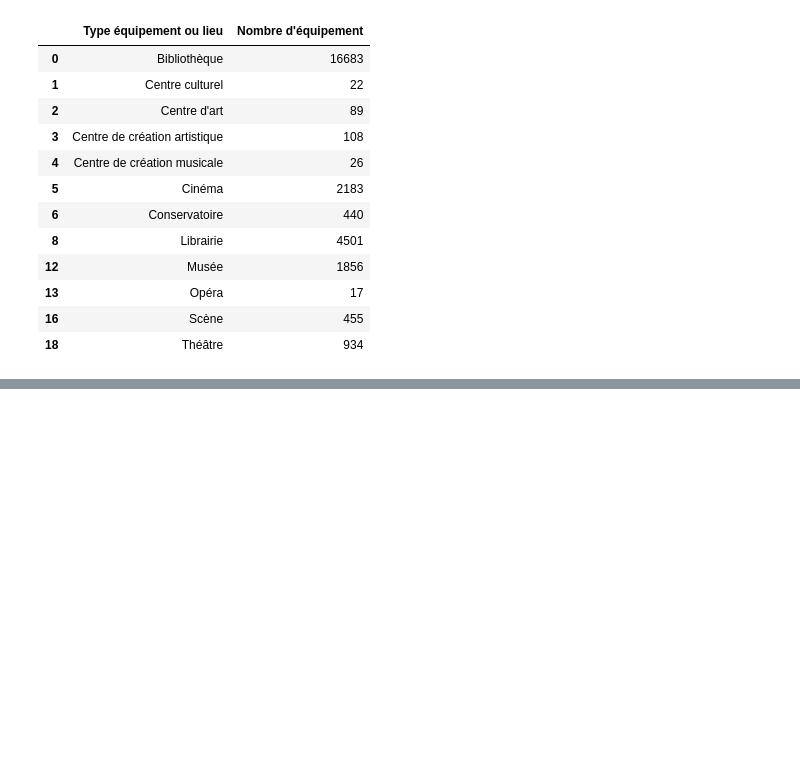
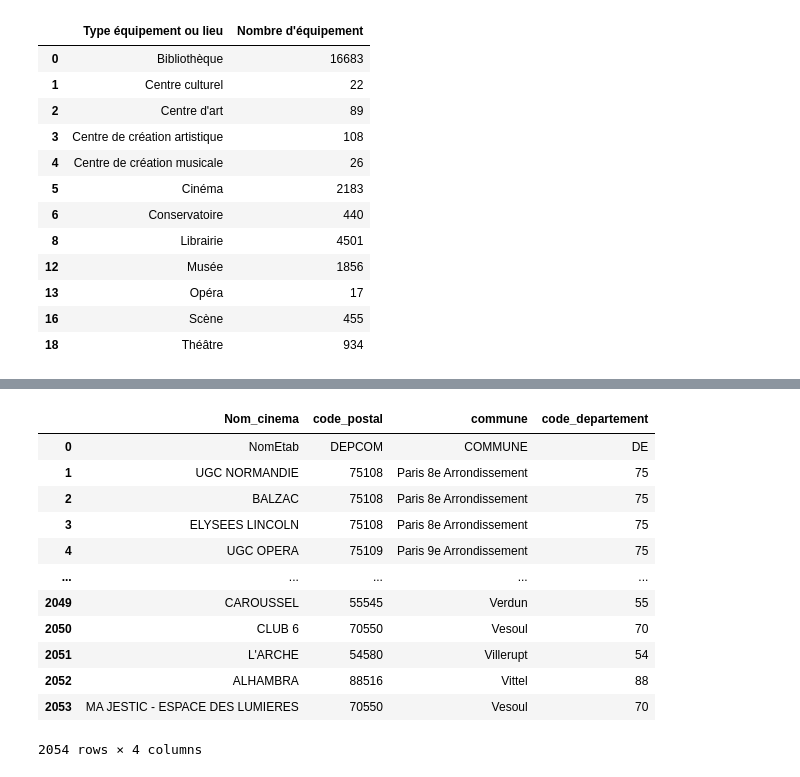
Before and after one commit to SandraRiner/offre_culturelle, a Jupyter notebook: notebook/cleanaida.ipynb, the cells around one changed output, grey strips where cells are left out. Saved outputs shown, nothing was run; the diff lists cells and outputs as text; code cells hidden in the pictures; blank space fills up the shorter version.

```diff
--- a/notebook/cleanaida.ipynb
+++ b/notebook/cleanaida.ipynb
@@ -275,0 +279,17 @@ plt.show()
+# %%
+df_cine = pd.read_csv('../source/data/cinema_clean.csv', sep =';')
+df_cine
+# %% [output]
+|  | Nom_cinema | code_postal | commune | code_departement |
+| 0 | NomEtab | DEPCOM | COMMUNE | DE |
+| 1 | UGC NORMANDIE | 75108 | Paris 8e Arrondissement | 75 |
+| 2 | BALZAC | 75108 | Paris 8e Arrondissement | 75 |
+| 3 | ELYSEES LINCOLN | 75108 | Paris 8e Arrondissement | 75 |
+| 4 | UGC OPERA | 75109 | Paris 9e Arrondissement | 75 |
+| ... | ... | ... | ... | ... |
+| 2049 | CAROUSSEL | 55545 | Verdun | 55 |
+| 2050 | CLUB 6 | 70550 | Vesoul | 70 |
+| 2051 | L'ARCHE | 54580 | Villerupt | 54 |
+| 2052 | ALHAMBRA | 88516 | Vittel | 88 |
+| 2053 | MA JESTIC - ESPACE DES LUMIERES | 70550 | Vesoul | 70 |
+2054 rows × 4 columns
```
Also changed, not shown: parts of 13 cells of this notebook, 9 other files.
